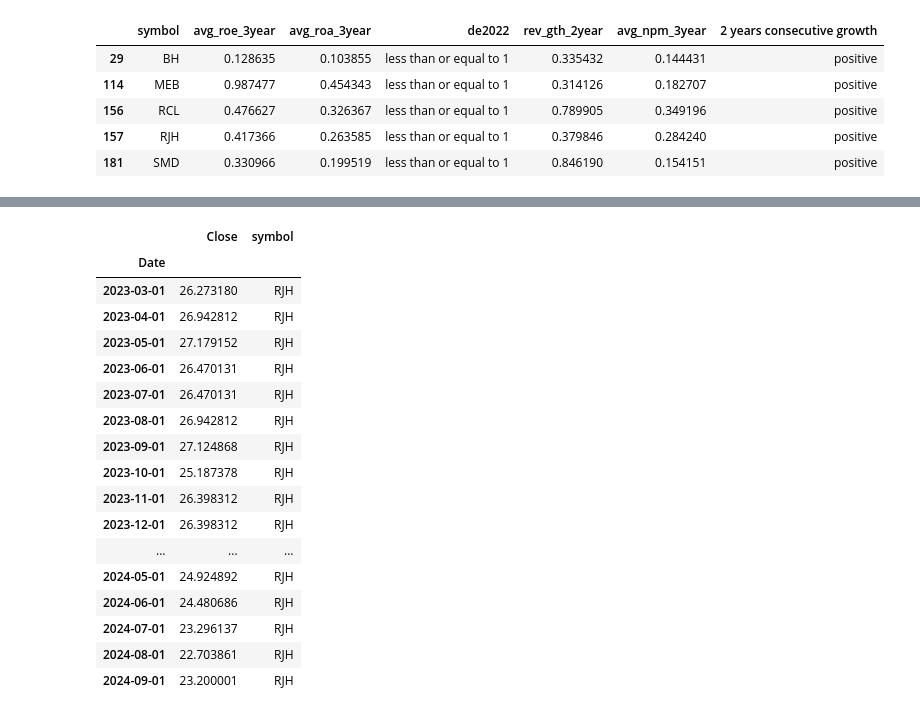
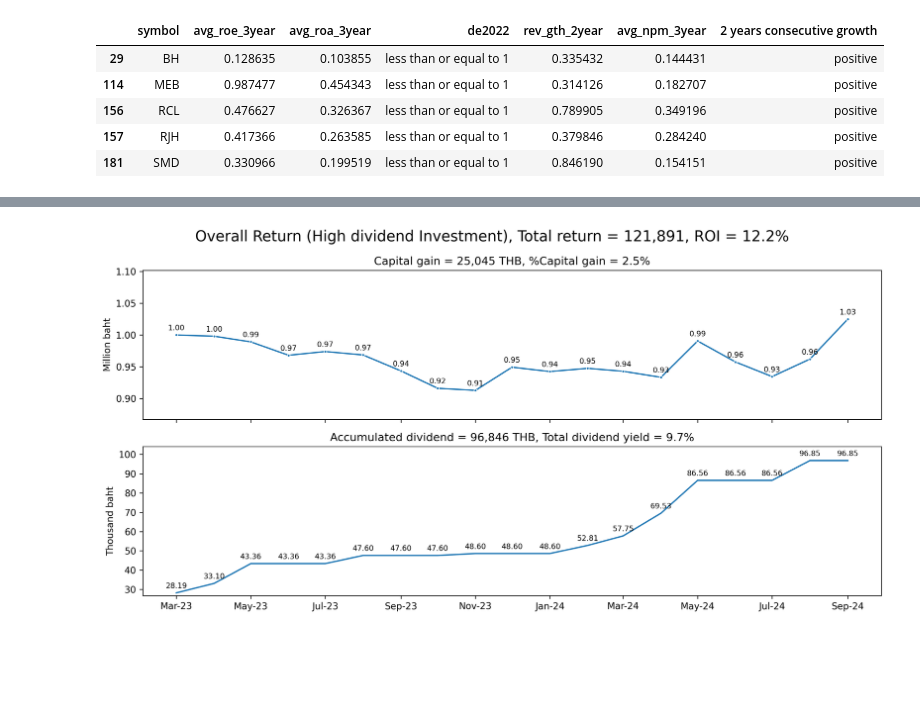
Before and after one commit to suparuek2405/Stock-screening-with-python, a Jupyter notebook: Group_assignment_Tacocat_set_yfinance.ipynb, the cells around one changed output, grey strips where cells are left out. Cells and saved outputs as stored; diff of their text form; code cells hidden in the pictures; blank space fills up the shorter version.

Commit message:
add visualize function

```diff
--- a/Group_assignment_Tacocat_set_yfinance.ipynb
+++ b/Group_assignment_Tacocat_set_yfinance.ipynb
@@ -772,3 +769,7 @@ array(['BH', 'MEB', 'RCL', 'RJH', 'SMD'], dtype=object)
+# %%
+nat = final_list.symbol.unique().tolist() # Convert NumPy array to a list
+eix = ['METCO', 'KWC', 'UPF', 'TOPP', 'RCL', 'SPC', 'THIP', 'AYUD', 'SUC', 'TVO'] #eix
+champ = ['AMATA', 'JCT', 'RCL', 'SCCC', 'SPC', 'STA', 'SUC', 'TASCO', 'TCAP', 'TMD'] #champ
 # %%
 def get_return_on_investment(list_of_stock, money=1000000, start_date='2023-03-01', end_date='2024-10-01'):
   n = len(list_of_stock)
@@ -862,21 +895,4 @@ z.pivot_table(index=z.index, columns='symbol', values='total_values', aggfunc='s
-# %%
-get_monthly_stock_prices('RJH.BK', '2023-03-01', '2024-10-01')
-# %% [output]
-|  | Close | symbol |
-| Date |  |  |
-| 2023-03-01 | 26.273180 | RJH |
-| 2023-04-01 | 26.942812 | RJH |
-| 2023-05-01 | 27.179152 | RJH |
-| 2023-06-01 | 26.470131 | RJH |
-| 2023-07-01 | 26.470131 | RJH |
-| 2023-08-01 | 26.942812 | RJH |
-| 2023-09-01 | 27.124868 | RJH |
-| 2023-10-01 | 25.187378 | RJH |
-| 2023-11-01 | 26.398312 | RJH |
-| 2023-12-01 | 26.398312 | RJH |
-| ... | ... | ... |
-| 2024-05-01 | 24.924892 | RJH |
-| 2024-06-01 | 24.480686 | RJH |
-| 2024-07-01 | 23.296137 | RJH |
-| 2024-08-01 | 22.703861 | RJH |
-| 2024-09-01 | 23.200001 | RJH |
+# %%
+plot_roi(eix, 'High dividend Investment')
+# %% [output]
+[figure, added]
```
Also changed, not shown: parts of 6 cells of this notebook.
